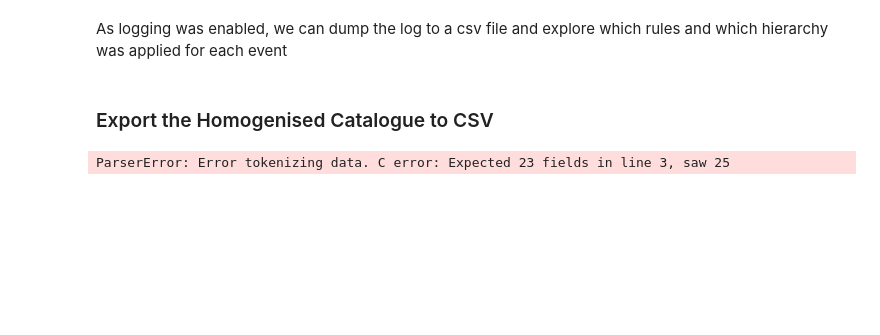
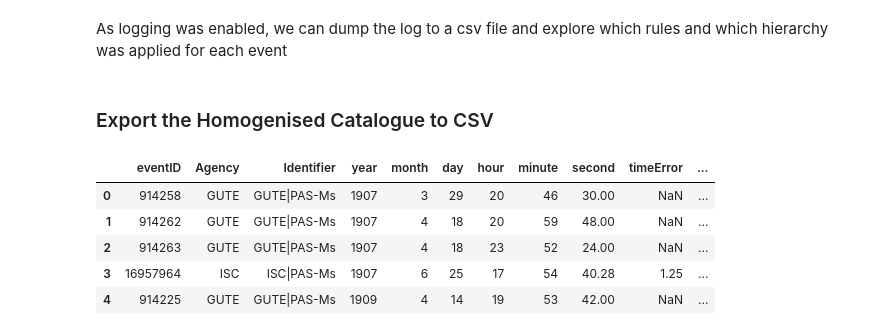
Before and after one commit to ftbernales/Catalog-Compile, a Jupyter notebook: notebooks/04 Homogenisation.ipynb, the cells around one changed output. Saved outputs shown, nothing was run; the diff lists cells and outputs as text; code cells hidden in the pictures; blank space fills up the shorter version.

```diff
--- a/notebooks/04 Homogenisation.ipynb
+++ b/notebooks/04 Homogenisation.ipynb
@@ -428,16 +459,3 @@ with open(input_csv_file, 'r') as infile, open(output_csv_file, 'w') as outfile:
 
         # Write the modified line to the new output CSV file
         outfile.write(new_line + '\n')
-# %%
-import pandas as pd
-
-# Replace 'file_path.csv' with the actual path to your CSV file
-file_path = r"outputs/2021-2023-isc-rb-homogeneous_catalogue_2023.07.27.csv"
-
-# Read the CSV file into a DataFrame
-df = pd.read_csv(file_path)
-
-# Now you can work with the DataFrame 'df'
-print(df.head())  # Display the first few rows of the DataFrame
-# %% [output]
-ParserError: Error tokenizing data. C error: Expected 23 fields in line 3, saw 25
@@ -443,0 +464,25 @@ ParserError: Error tokenizing data. C error: Expected 23 fields in line 3, saw 2
+# %%
+import pandas as pd
+
+# Read the CSV file into a DataFrame
+df_1900_1999 = pd.read_csv(r'outputs/test/1900-1999-isc-rb-homogeneous_catalogue.csv')
+df_2000_2009 = pd.read_csv(r'outputs/test/2000-2009-isc-rb-homogeneous_catalogue.csv')
+df_2010_2014 = pd.read_csv(r'outputs/test/2010-2014-isc-rb-homogeneous_catalogue.csv')
+df_2015_2021 = pd.read_csv(r'outputs/test/2015-2021-isc-rb-homogeneous_catalogue.csv')
+df_2021_2023 = pd.read_csv(r'outputs/test/2021-2023-isc-rb-homogeneous_catalogue.csv')
+
+
+# Concatenate the dataframes vertically
+df_1900_2023 = pd.concat([df_1900_1999, df_2000_2009, df_2010_2014, df_2015_2021, df_2021_2023], ignore_index=True)
+
+# Save the dataframe to a CSV file
+df_1900_2023.to_csv(r'outputs/test/1900-2023-isc-rb-homogeneous_catalogue.csv', index=False)
+# %%
+df_1900_2023.head()
+# %% [output]
+|  | eventID | Agency | Identifier | year | month | day | hour | minute | second | timeError | ... |
+| 0 | 914258 | GUTE | GUTE|PAS-Ms | 1907 | 3 | 29 | 20 | 46 | 30.00 | NaN | ... |
+| 1 | 914262 | GUTE | GUTE|PAS-Ms | 1907 | 4 | 18 | 20 | 59 | 48.00 | NaN | ... |
+| 2 | 914263 | GUTE | GUTE|PAS-Ms | 1907 | 4 | 18 | 23 | 52 | 24.00 | NaN | ... |
+| 3 | 16957964 | ISC | ISC|PAS-Ms | 1907 | 6 | 25 | 17 | 54 | 40.28 | 1.25 | ... |
+| 4 | 914225 | GUTE | GUTE|PAS-Ms | 1909 | 4 | 14 | 19 | 53 | 42.00 | NaN | ... |
```
Also changed, not shown: parts of 13 cells of this notebook, 29 other files.
